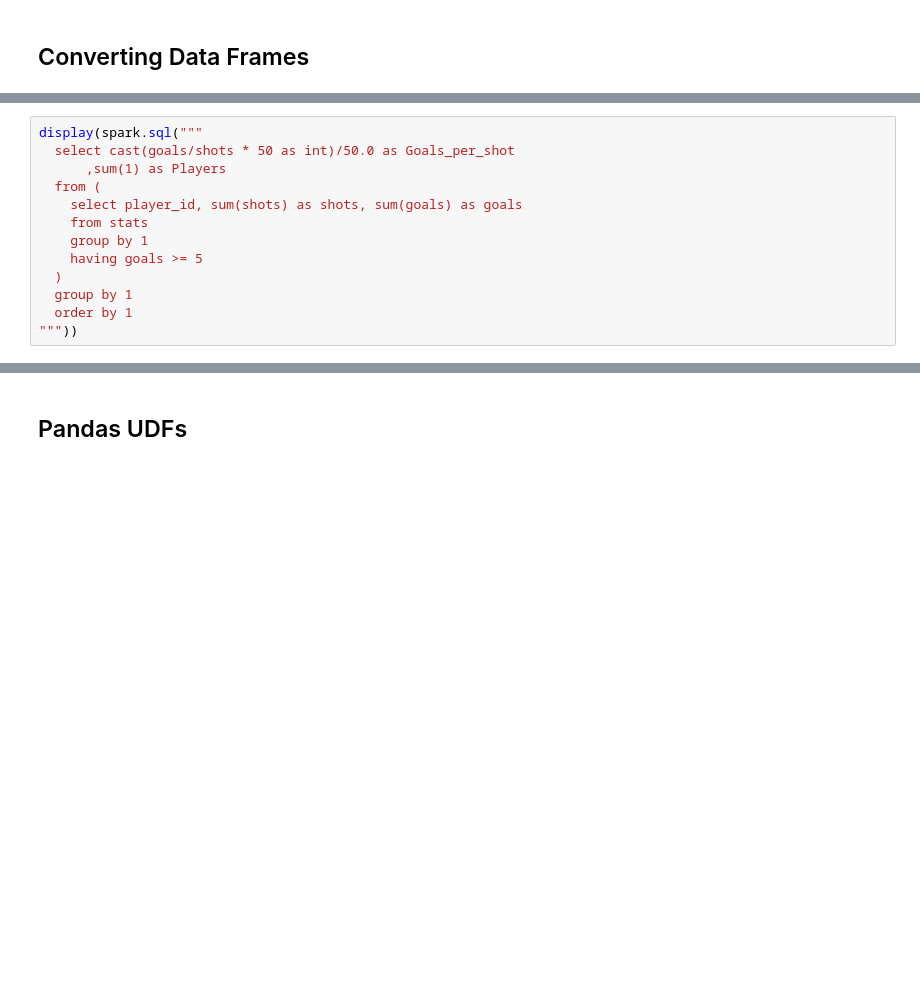
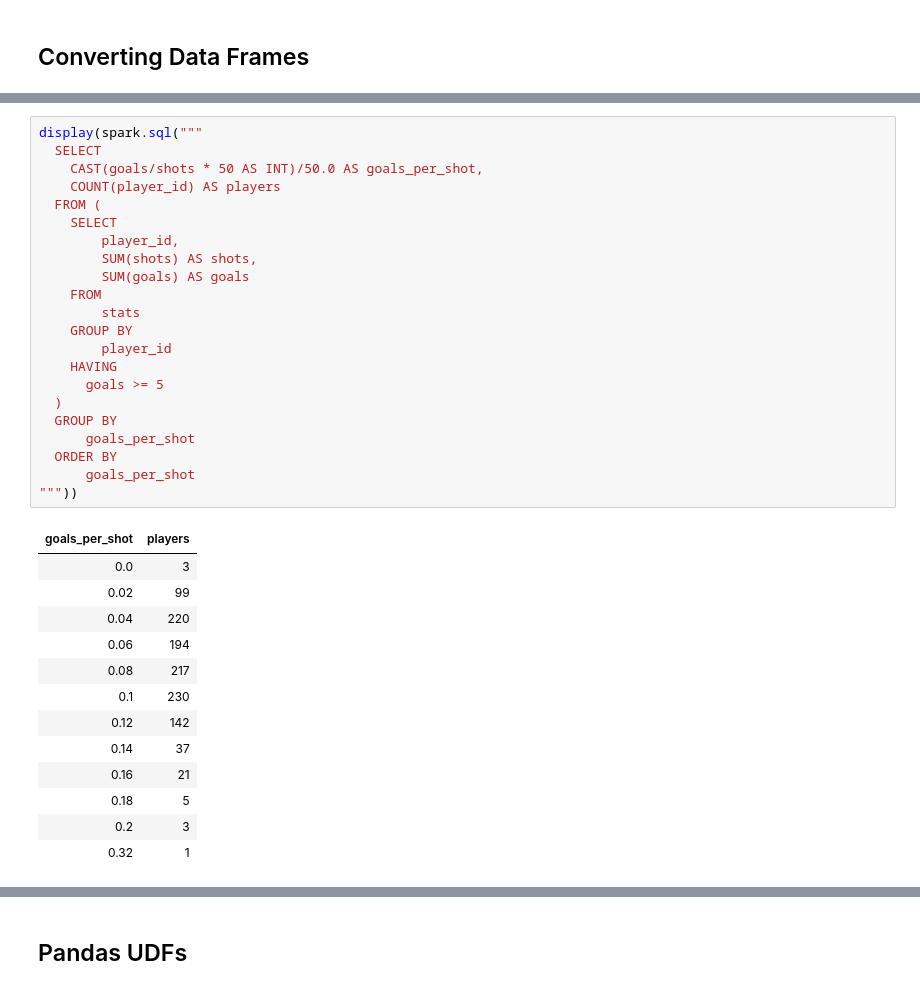
Before and after one commit to bgweber/DS_Production, a Jupyter notebook: source/DSP_CH06_PySpark_For_Batch_Pipelines.ipynb, the cells around one changed output, grey strips where cells are left out. Drawn from its saved outputs; the diff is of its cells as text; blank space fills up the shorter version.

```diff
--- a/source/DSP_CH06_PySpark_For_Batch_Pipelines.ipynb
+++ b/source/DSP_CH06_PySpark_For_Batch_Pipelines.ipynb
@@ -219,16 +265,39 @@ display(new_df)
-# %%
-display(spark.sql("""
-  select cast(goals/shots * 50 as int)/50.0 as Goals_per_shot
-      ,sum(1) as Players
-  from (
-    select player_id, sum(shots) as shots, sum(goals) as goals
-    from stats
-    group by 1
-    having goals >= 5
-  )
-  group by 1
-  order by 1
-"""))
+# %%
+display(spark.sql("""
+  SELECT
+    CAST(goals/shots * 50 AS INT)/50.0 AS goals_per_shot,
+    COUNT(player_id) AS players
+  FROM (
+    SELECT
+        player_id,
+        SUM(shots) AS shots,
+        SUM(goals) AS goals
+    FROM
+        stats
+    GROUP BY
+        player_id
+    HAVING
+      goals >= 5
+  )
+  GROUP BY
+      goals_per_shot
+  ORDER BY
+      goals_per_shot
+"""))
+# %% [output]
+| goals_per_shot | players |
+| 0.0 | 3 |
+| 0.02 | 99 |
+| 0.04 | 220 |
+| 0.06 | 194 |
+| 0.08 | 217 |
+| 0.1 | 230 |
+| 0.12 | 142 |
+| 0.14 | 37 |
+| 0.16 | 21 |
+| 0.18 | 5 |
+| 0.2 | 3 |
+| 0.32 | 1 |
 # %%
 from pyspark.sql.functions import lit
 
```
Also changed, not shown: parts of 9 cells of this notebook.
